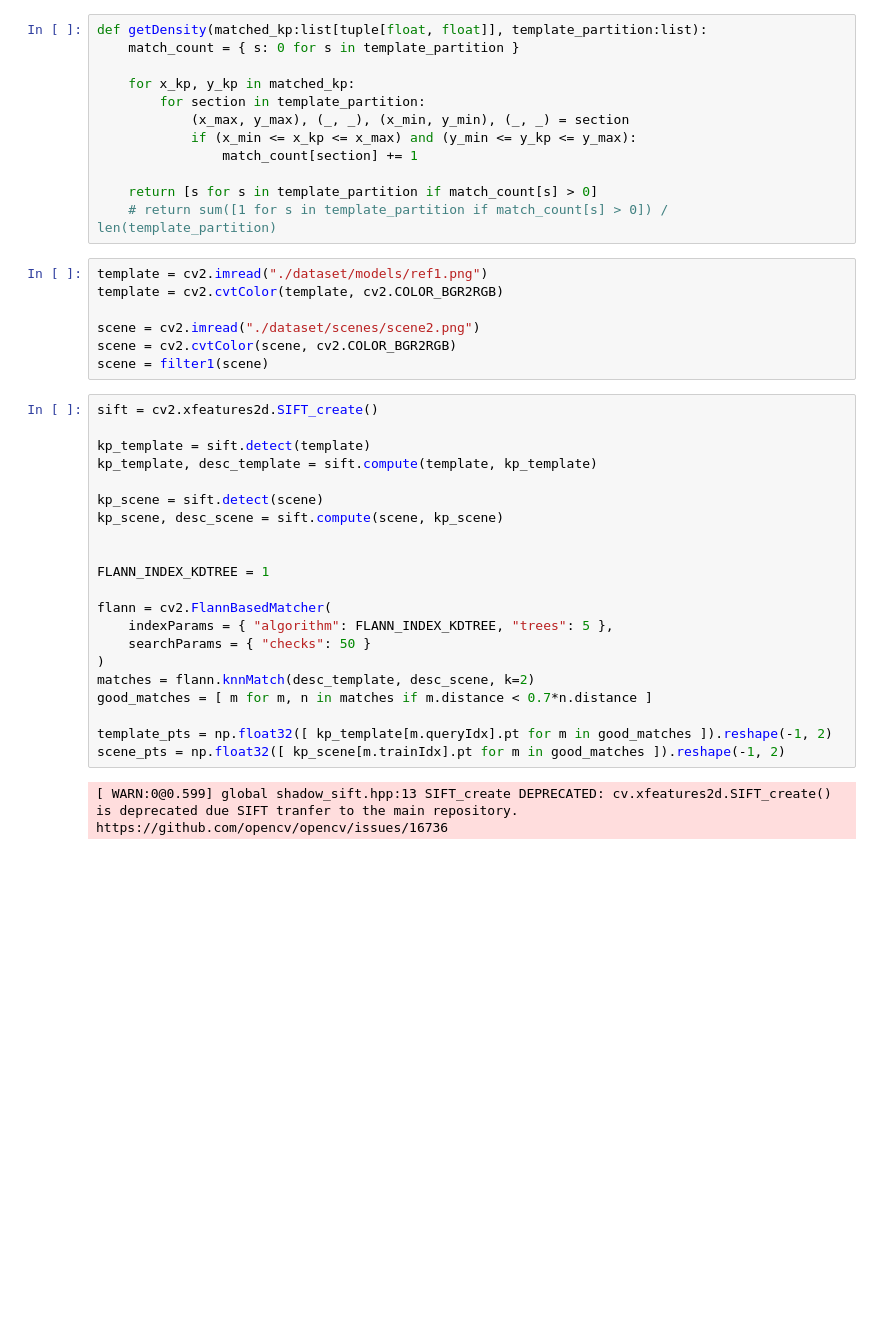
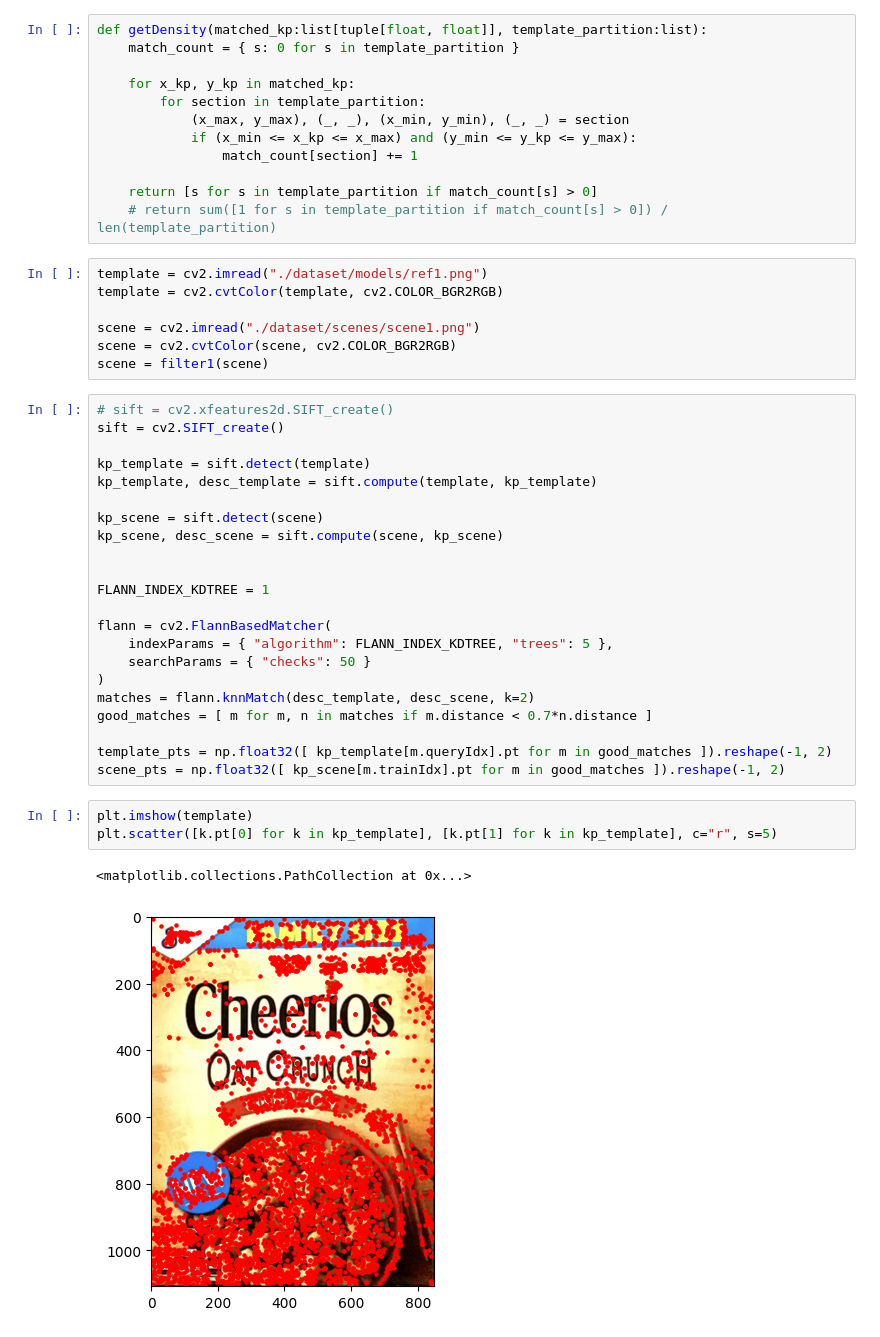
Before and after one commit to NotXia/opencv-instance-detection, a Jupyter notebook: src/density_test.ipynb, the cells around one changed output. Cells and saved outputs as stored; diff of their text form; blank space fills up the shorter version.

```diff
--- a/src/density_test.ipynb
+++ b/src/density_test.ipynb
@@ -82,11 +82,12 @@ def getDensity(matched_kp:list[tuple[float, float]], template_partition:list):
 template = cv2.imread("./dataset/models/ref1.png")
 template = cv2.cvtColor(template, cv2.COLOR_BGR2RGB)
 
-scene = cv2.imread("./dataset/scenes/scene2.png")
+scene = cv2.imread("./dataset/scenes/scene1.png")
 scene = cv2.cvtColor(scene, cv2.COLOR_BGR2RGB)
 scene = filter1(scene)
 # %%
-sift = cv2.xfeatures2d.SIFT_create()
+# sift = cv2.xfeatures2d.SIFT_create()
+sift = cv2.SIFT_create()
 
 kp_template = sift.detect(template)
 kp_template, desc_template = sift.compute(template, kp_template)
@@ -106,8 +107,12 @@ good_matches = [ m for m, n in matches if m.distance < 0.7*n.distance ]
 
 template_pts = np.float32([ kp_template[m.queryIdx].pt for m in good_matches ]).reshape(-1, 2)
 scene_pts = np.float32([ kp_scene[m.trainIdx].pt for m in good_matches ]).reshape(-1, 2)
-# %% [output]
-[ WARN:0@0.599] global shadow_sift.hpp:13 SIFT_create DEPRECATED: cv.xfeatures2d.SIFT_create() is deprecated due SIFT tranfer to the main repository. https://github.com/opencv/opencv/issues/16736
+# %%
+plt.imshow(template)
+plt.scatter([k.pt[0] for k in kp_template], [k.pt[1] for k in kp_template], c="r", s=5)
+# %% [output]
+<matplotlib.collections.PathCollection at 0x...>
+[figure, added]
 # %%
 plt.figure(figsize=(12, 4))
 
```
Also changed, not shown: parts of 16 cells of this notebook.
